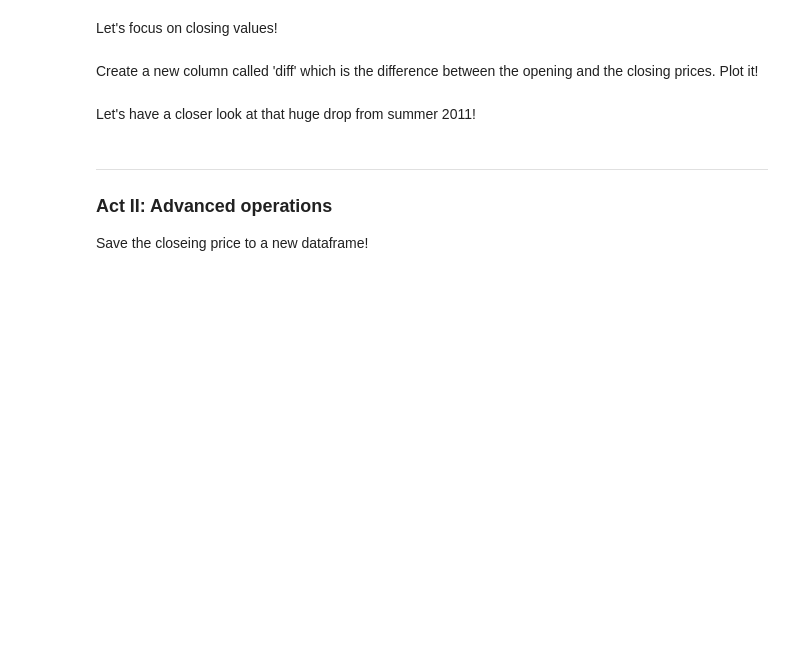
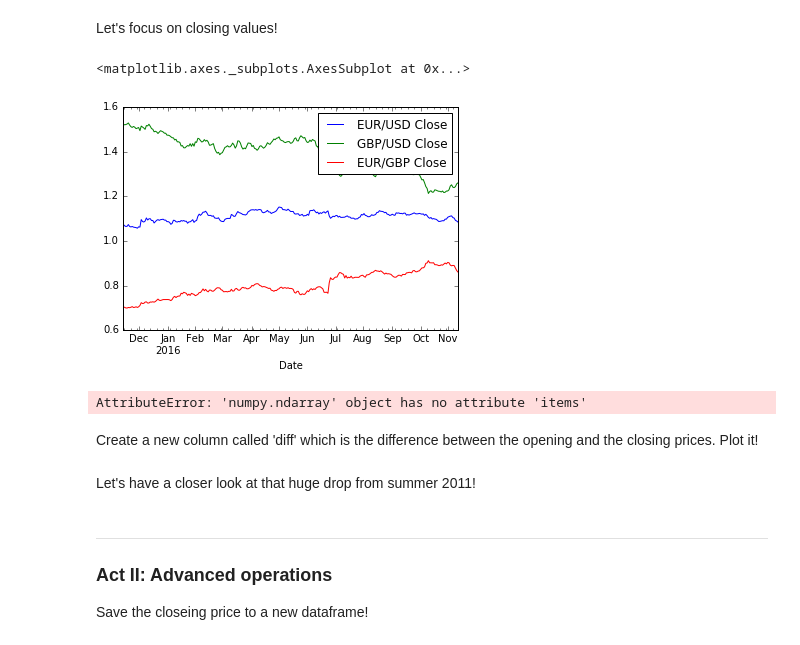
Before and after one commit to fulibacsi/notebooks, a Jupyter notebook: szisz/python101/python101_szisz_II_10.ipynb, the cells around one changed output. Cells and saved outputs as stored; diff of their text form; code cells hidden in the pictures; blank space fills up the shorter version.

Commit message:
WiP commit: 11th notebook with related data file.

```diff
--- a/szisz/python101/python101_szisz_II_10.ipynb
+++ b/szisz/python101/python101_szisz_II_10.ipynb
@@ -18,4 +19,4 @@ except:
 
 Read data from the xls file.
 # %%
-BASE = '../data/'
+BASE = './data/'
@@ -31,0 +25,3 @@ df.head()
+# %%
+df = pd.read_excel(io=BASE+'currency_rates.xlsx', sheetname='data')
+df.head()
@@ -33,10 +36,10 @@ df.head()
 Convert date strings into dates, and set them as index (also sort the column).
 # %%
 #               convert a column into date
-df['Date'] = pd.to_datetime(df['Date'])
+#df['Date'] = pd.to_datetime(df['Date'])
 #       set it as index   sort the index
 df = df.set_index('Date').sort_index()
-df.head()
+#f.head()
 # %% [markdown]
 Get the basic statistics about the data.
 
@@ -58,7 +104,21 @@ df.describe()
 # %% [markdown]
 Let's focus on closing values!
+# %%
+currencies = ['EUR/USD', 'GBP/USD', 'EUR/GBP']
 # %%
-df['Close'].plot()
+df[[c + ' Close' for c in currencies]].plot()
+# %% [output]
+<matplotlib.axes._subplots.AxesSubplot at 0x...>
+[figure, added]
+# %%
+for index, val in :
+    try:
+        float(val)
+    except:
+        print val
+#.astype(np.float32).plot()
+# %% [output]
+AttributeError: 'numpy.ndarray' object has no attribute 'items'
 # %%
 try:
     sns.boxplot(df['Close'])
```
Also changed, not shown: parts of 10 cells of this notebook, 2 other files.
